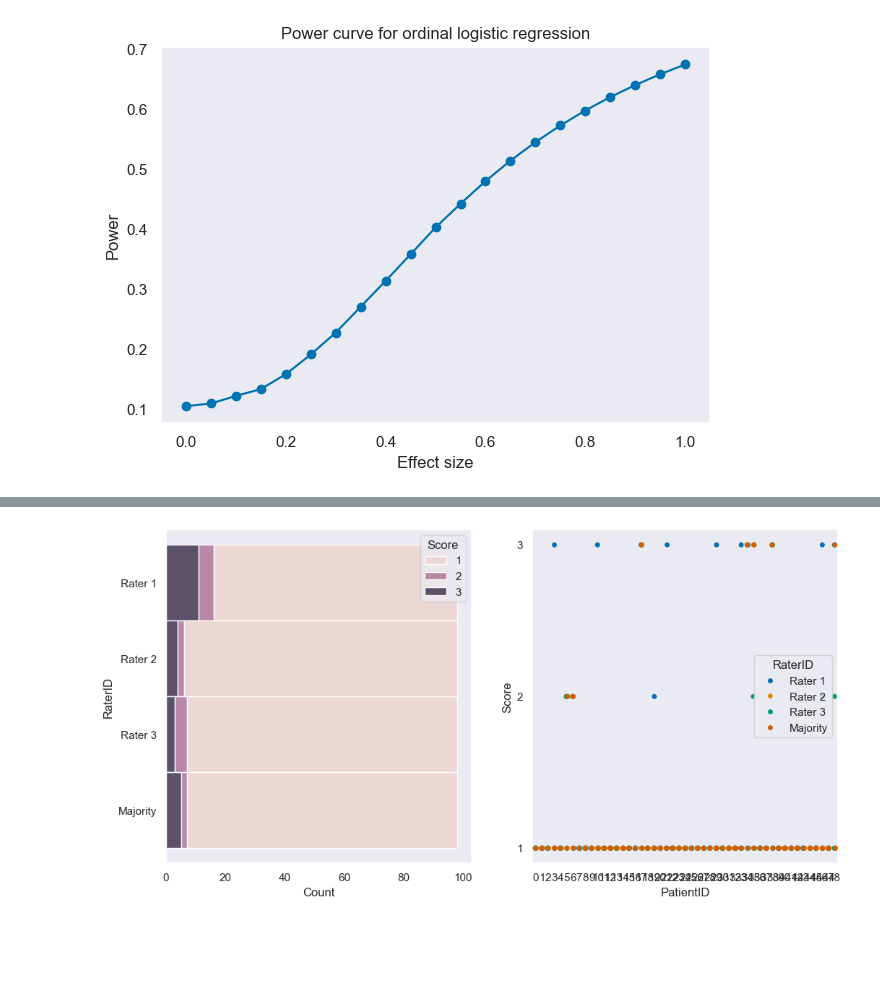
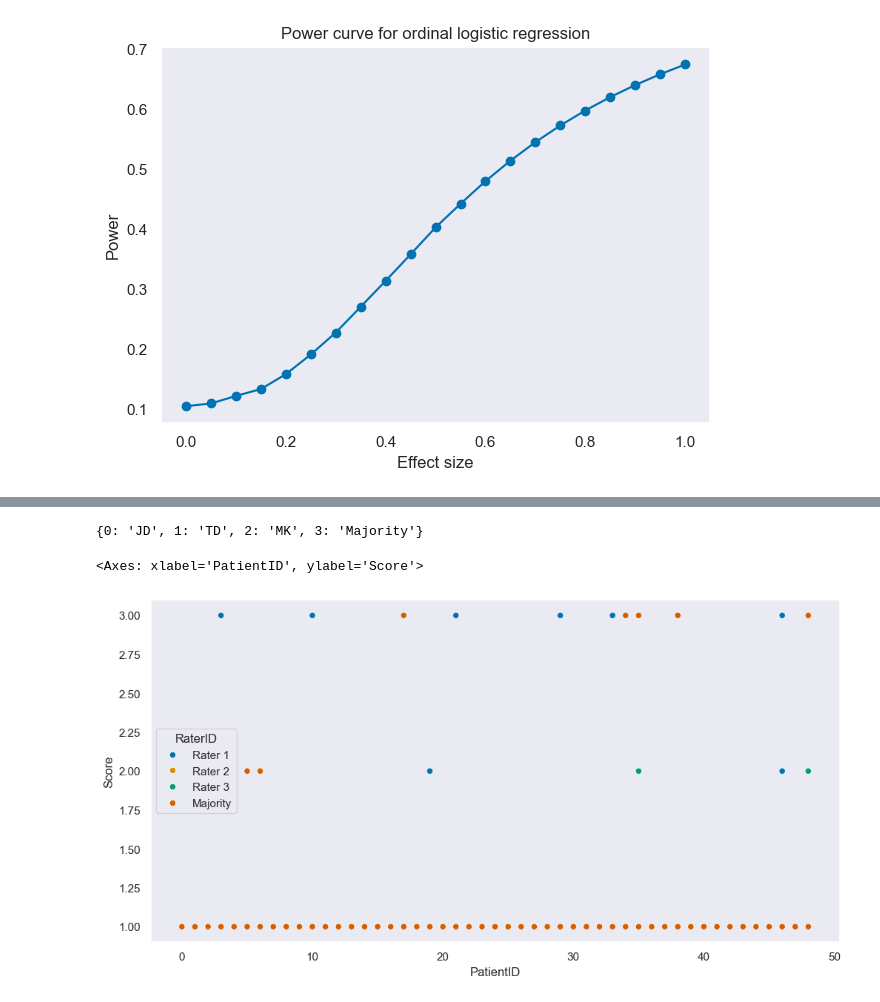
Before and after one commit to MathijsdeBoer/EVDMeshLib, a Jupyter notebook: python/evdplanner/notebooks/kakarla.ipynb, the cells around one changed output, grey strips where cells are left out. Saved outputs shown, nothing was run; the diff lists cells and outputs as text; code cells hidden in the pictures; blank space fills up the shorter version.

```diff
--- a/python/evdplanner/notebooks/kakarla.ipynb
+++ b/python/evdplanner/notebooks/kakarla.ipynb
@@ -194,36 +194,30 @@ interactions     0.7485      1.635      0.458      0.647      -2.456       3.953
 0/1              2.4173      0.738      3.277      0.001       0.972       3.863
 1/2             -1.0225      0.703     -1.454      0.146      -2.401       0.356
 ================================================================================
+# %%
+print(graders)
+# %% [output]
+{0: 'JD', 1: 'TD', 2: 'MK', 3: 'Majority'}
 # %%
 anon_df = df.copy()
 anon_df["RaterID"] = anon_df["RaterID"].apply(
-    lambda x: f"Rater {graders.index(x) + 1}" if x != "Majority" else "Majority"
+    lambda x: f"Rater {list(graders.values()).index(x) + 1}" if x != "Majority" else "Majority"
 )
 anon_df["PatientID"] = anon_df["PatientID"].factorize()[0]
 
-fig, axs = plt.subplots(1, 2, figsize=(12, 6))
+fig, ax = plt.subplots(figsize=(12, 6))
 
-sns.histplot(
-    data=anon_df,
-    y="RaterID",
-    hue="Score",
-    multiple="stack",
-    stat="count",
-    ax=axs[0],
-)
-
-sns.stripplot(
+sns.scatterplot(
     data=anon_df,
     x="PatientID",
     y="Score",
     hue="RaterID",
-    # style="RaterID",
-    # bins=(anon_df["PatientID"].nunique(), 3),
-    # multiple="dodge",
-    ax=axs[1],
+    # multiple="stack",
+    # stat="count",
+    ax=ax,
 )
-axs[1].yaxis.set_major_locator(MaxNLocator(integer=True))
 # %% [output]
+<Axes: xlabel='PatientID', ylabel='Score'>
-[figure, old version]
+[figure, new version]
 # %%
 majority_count = anon_df.loc[anon_df["RaterID"] == "Majority", "Score"].value_counts()
```
Also changed, not shown: parts of 2 cells of this notebook, 6 other files.
